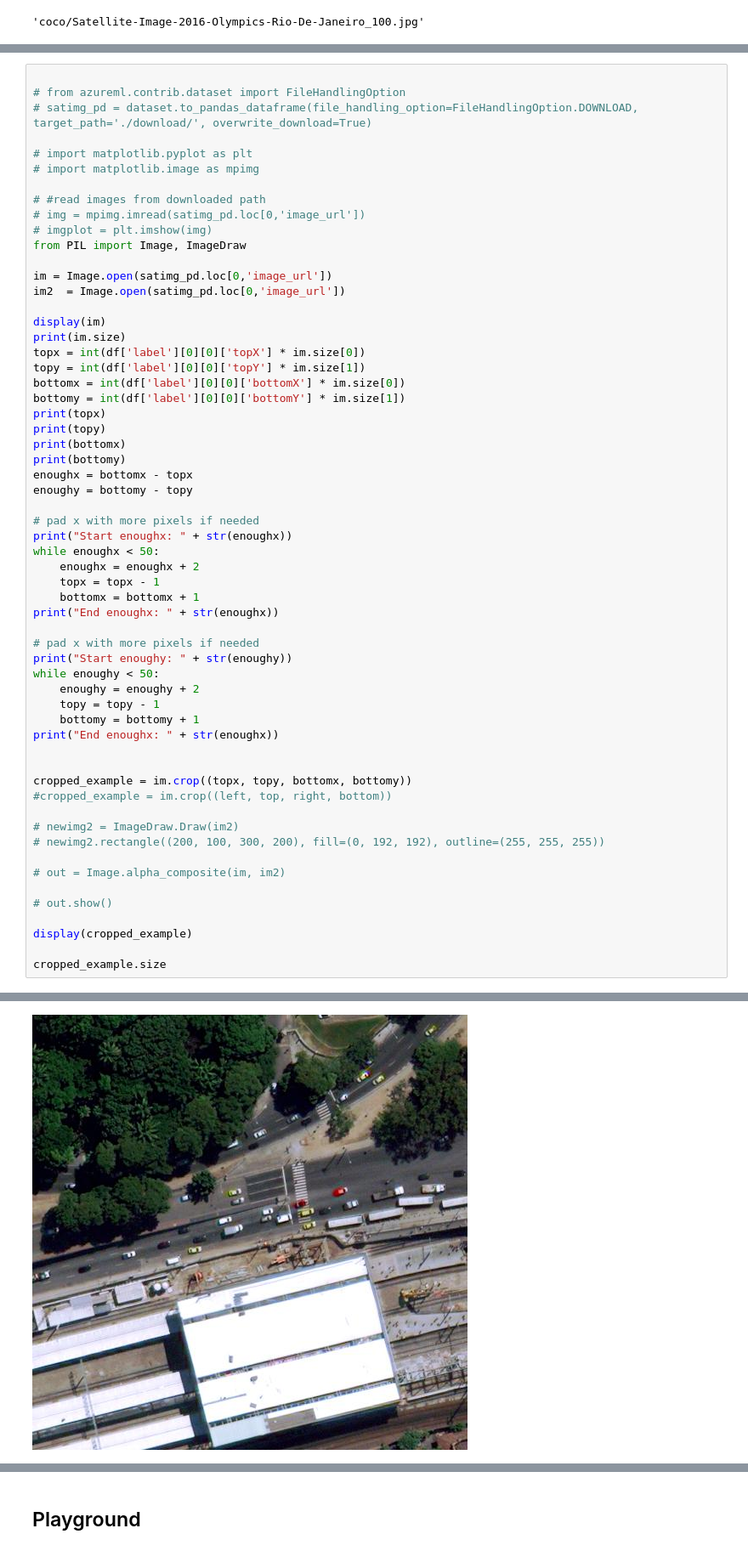
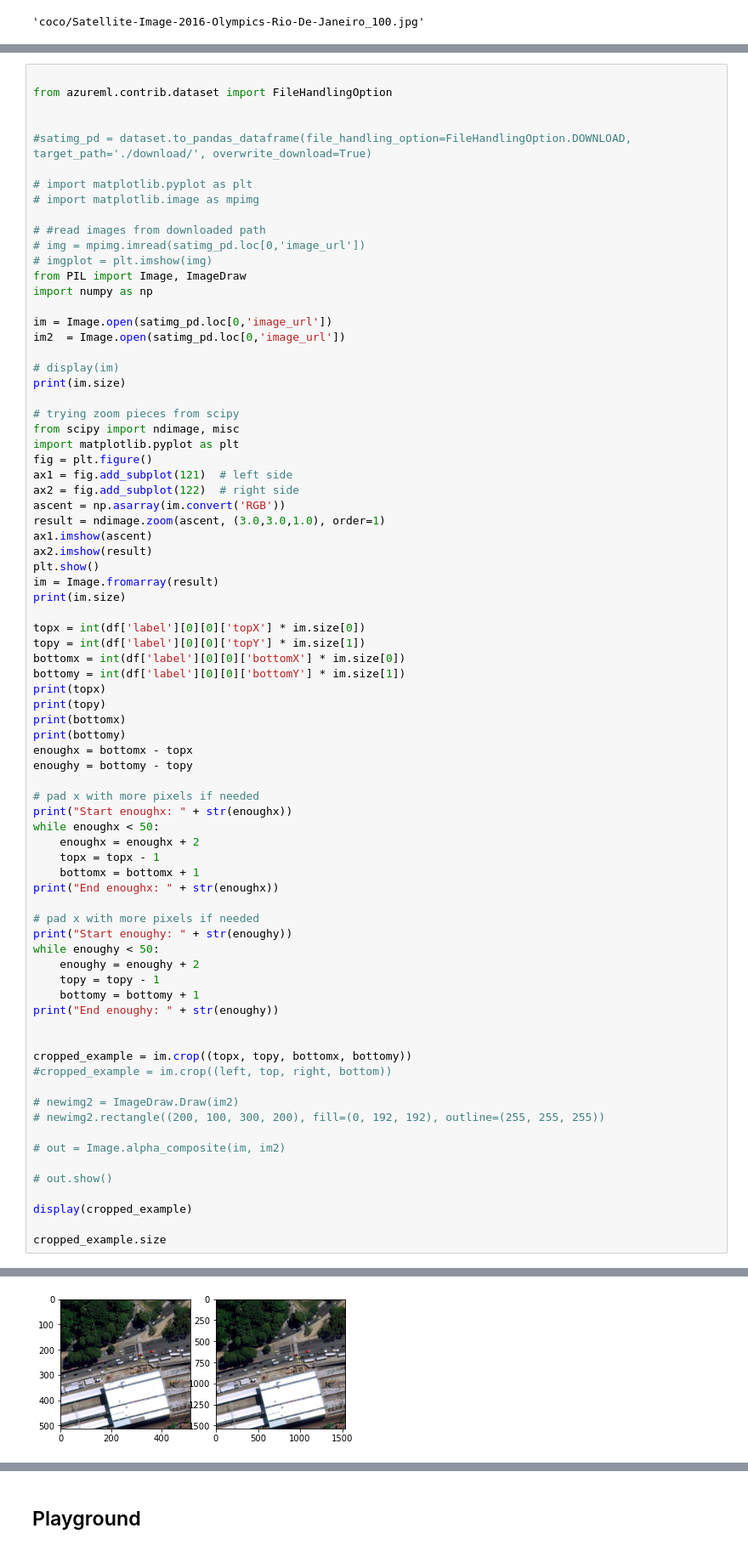
Before and after one commit to ChrisKahrs/retagImg, a Jupyter notebook: retagImgNotbook.ipynb, the cells around one changed output, grey strips where cells are left out. Shown: that part at 85% size. Drawn from its saved outputs; the diff is of its cells as text.

Commit message:
zoom with RGB to work

```diff
--- a/retagImgNotbook.ipynb
+++ b/retagImgNotbook.ipynb
@@ -84,7 +107,9 @@ df['label'][1][0]['topX']
 # %%
 
-# from azureml.contrib.dataset import FileHandlingOption
-# satimg_pd = dataset.to_pandas_dataframe(file_handling_option=FileHandlingOption.DOWNLOAD, target_path='./download/', overwrite_download=True)
+from azureml.contrib.dataset import FileHandlingOption
+
+
+#satimg_pd = dataset.to_pandas_dataframe(file_handling_option=FileHandlingOption.DOWNLOAD, target_path='./download/', overwrite_download=True)
 
 # import matplotlib.pyplot as plt
 # import matplotlib.image as mpimg
@@ -93,12 +118,28 @@ df['label'][1][0]['topX']
 # img = mpimg.imread(satimg_pd.loc[0,'image_url'])
 # imgplot = plt.imshow(img)
 from PIL import Image, ImageDraw
+import numpy as np
 
 im = Image.open(satimg_pd.loc[0,'image_url'])
 im2  = Image.open(satimg_pd.loc[0,'image_url'])
 
-display(im)
+# display(im)
 print(im.size)
+
+# trying zoom pieces from scipy
+from scipy import ndimage, misc
+import matplotlib.pyplot as plt
+fig = plt.figure()
+ax1 = fig.add_subplot(121)  # left side
+ax2 = fig.add_subplot(122)  # right side
+ascent = np.asarray(im.convert('RGB'))
+result = ndimage.zoom(ascent, (3.0,3.0,1.0), order=1)
+ax1.imshow(ascent)
+ax2.imshow(result)
+plt.show()
+im = Image.fromarray(result)
+print(im.size)
+
 topx = int(df['label'][0][0]['topX'] * im.size[0])
 topy = int(df['label'][0][0]['topY'] * im.size[1])
 bottomx = int(df['label'][0][0]['bottomX'] * im.size[0])
@@ -124,7 +165,7 @@ while enoughy < 50:
     enoughy = enoughy + 2
     topy = topy - 1
     bottomy = bottomy + 1
-print("End enoughx: " + str(enoughx))
+print("End enoughy: " + str(enoughy))
 
 
 cropped_example = im.crop((topx, topy, bottomx, bottomy))
@@ -144 +186 @@ cropped_example.size
-[figure, old version]
+[figure, new version]
```
Also changed, not shown: parts of 8 cells of this notebook.
